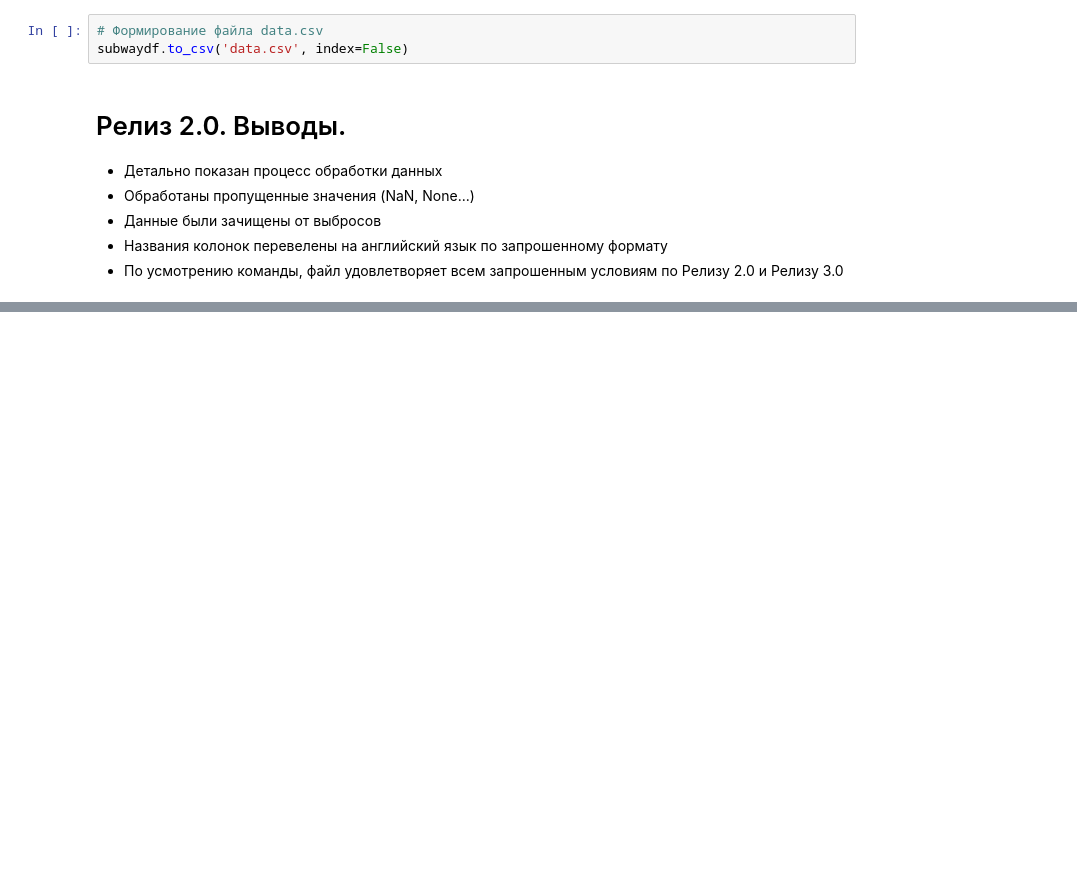
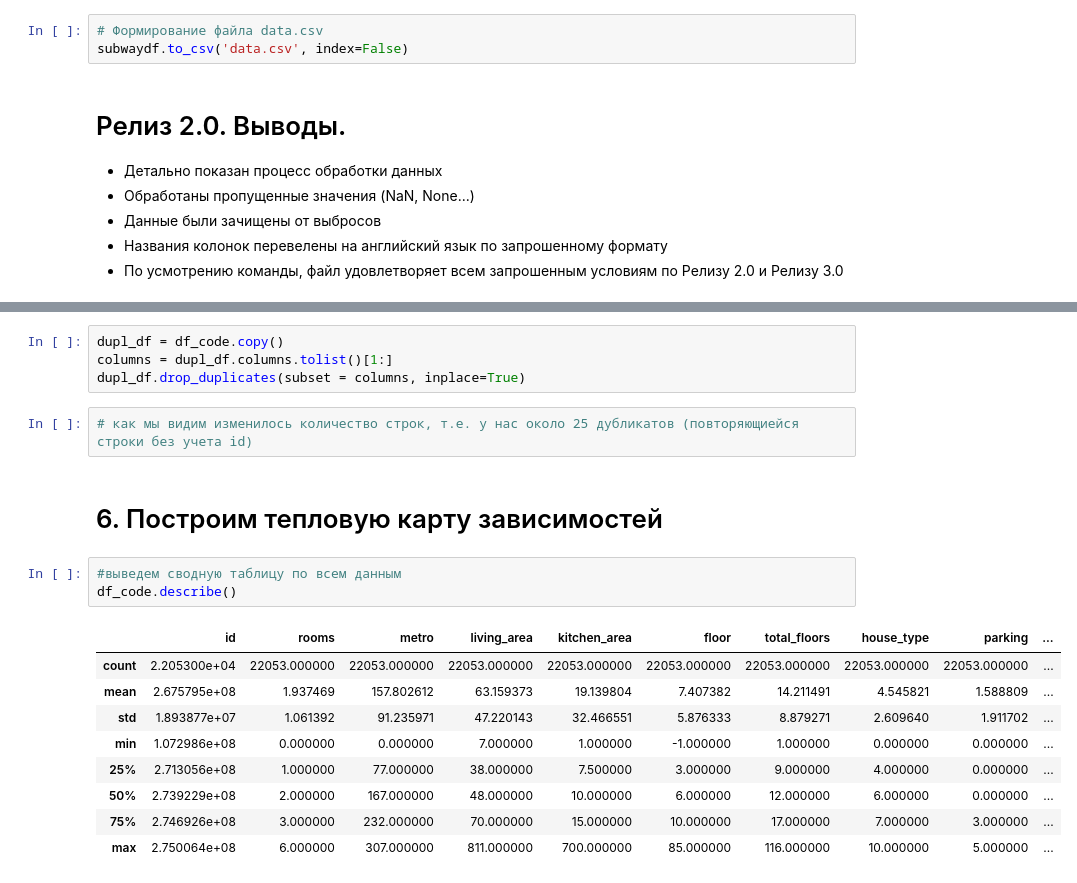
Before and after one commit to Taralina/pandas_rent_real_estate, a Jupyter notebook: project/5.realises/preprocessing.ipynb, the cells around one changed output, grey strips where cells are left out. Saved outputs shown, nothing was run; the diff lists cells and outputs as text; blank space fills up the shorter version.

```diff
--- a/project/5.realises/preprocessing.ipynb
+++ b/project/5.realises/preprocessing.ipynb
@@ -789,0 +841,21 @@ subwaydf.to_csv('data.csv', index=False)
+# %%
+dupl_df = df_code.copy()
+columns = dupl_df.columns.tolist()[1:]
+dupl_df.drop_duplicates(subset = columns, inplace=True)
+# %%
+# как мы видим изменилось количество строк, т.е. у нас около 25 дубликатов (повторяющиейся строки без учета id)
+# %% [markdown]
+# 6. Построим тепловую карту зависимостей
+# %%
+#выведем сводную таблицу по всем данным
+df_code.describe()
+# %% [output]
+|  | id | rooms | metro | living_area | kitchen_area | floor | total_floors | house_type | parking | ... |
+| count | 2.205300e+04 | 22053.000000 | 22053.000000 | 22053.000000 | 22053.000000 | 22053.000000 | 22053.000000 | 22053.000000 | 22053.000000 | ... |
+| mean | 2.675795e+08 | 1.937469 | 157.802612 | 63.159373 | 19.139804 | 7.407382 | 14.211491 | 4.545821 | 1.588809 | ... |
+| std | 1.893877e+07 | 1.061392 | 91.235971 | 47.220143 | 32.466551 | 5.876333 | 8.879271 | 2.609640 | 1.911702 | ... |
+| min | 1.072986e+08 | 0.000000 | 0.000000 | 7.000000 | 1.000000 | -1.000000 | 1.000000 | 0.000000 | 0.000000 | ... |
+| 25% | 2.713056e+08 | 1.000000 | 77.000000 | 38.000000 | 7.500000 | 3.000000 | 9.000000 | 4.000000 | 0.000000 | ... |
+| 50% | 2.739229e+08 | 2.000000 | 167.000000 | 48.000000 | 10.000000 | 6.000000 | 12.000000 | 6.000000 | 0.000000 | ... |
+| 75% | 2.746926e+08 | 3.000000 | 232.000000 | 70.000000 | 15.000000 | 10.000000 | 17.000000 | 7.000000 | 3.000000 | ... |
+| max | 2.750064e+08 | 6.000000 | 307.000000 | 811.000000 | 700.000000 | 85.000000 | 116.000000 | 10.000000 | 5.000000 | ... |
```
Also changed, not shown: parts of 13 cells of this notebook, 3 other files.
